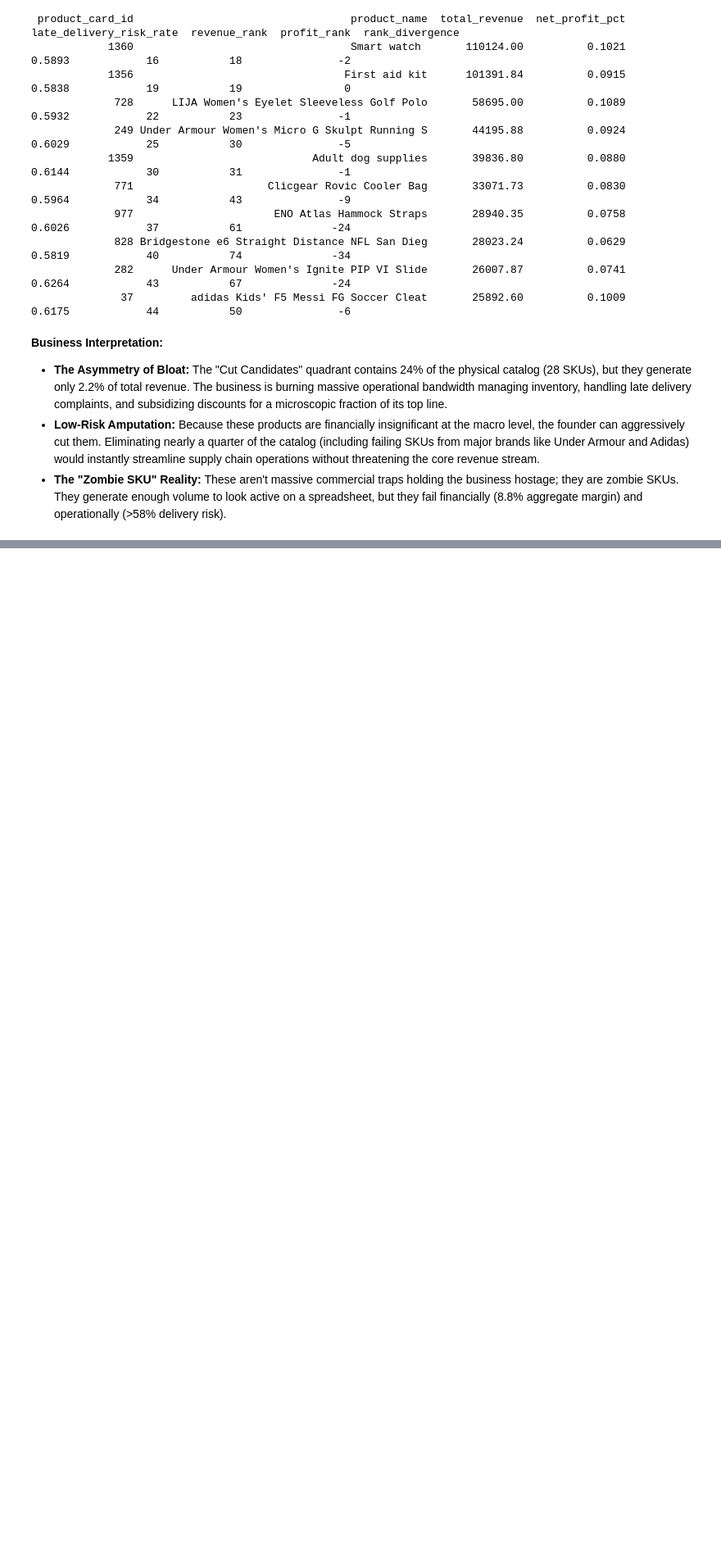
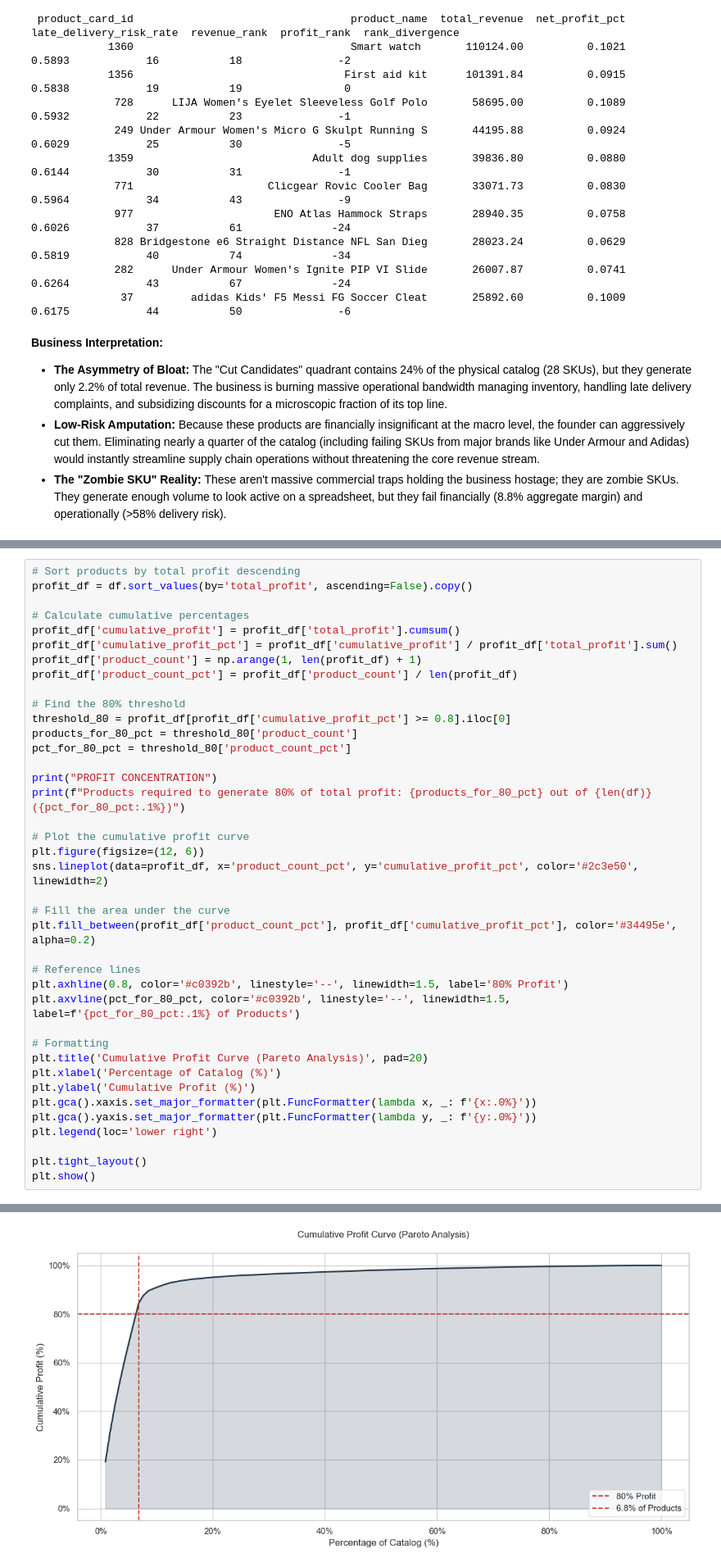
Before and after one commit to zeeshan-akram-ds/ecommerce-revenue-illusion-audit, a Jupyter notebook: notebooks/02_profitability_analysis.ipynb, the cells around one changed output, grey strips where cells are left out. Shown at 82% size. Drawn from its saved outputs; the diff is of its cells as text; blank space fills up the shorter version.

Commit message:
feat(notebook): profit concentration analysis complete - 8 SKUs drive 80% of profit, extreme Pareto confirmed
docs: F-013 added to key_findings - catalog fragility and concentration risk documented

```diff
--- a/notebooks/02_profitability_analysis.ipynb
+++ b/notebooks/02_profitability_analysis.ipynb
@@ -173,0 +177,40 @@ TOP 10 REVENUE TRAPS (Ranked by Top-Line Scale):
+# %%
+# Sort products by total profit descending
+profit_df = df.sort_values(by='total_profit', ascending=False).copy()
+
+# Calculate cumulative percentages
+profit_df['cumulative_profit'] = profit_df['total_profit'].cumsum()
+profit_df['cumulative_profit_pct'] = profit_df['cumulative_profit'] / profit_df['total_profit'].sum()
+profit_df['product_count'] = np.arange(1, len(profit_df) + 1)
+profit_df['product_count_pct'] = profit_df['product_count'] / len(profit_df)
+
+# Find the 80% threshold
+threshold_80 = profit_df[profit_df['cumulative_profit_pct'] >= 0.8].iloc[0]
+products_for_80_pct = threshold_80['product_count']
+pct_for_80_pct = threshold_80['product_count_pct']
+
+print("PROFIT CONCENTRATION")
+print(f"Products required to generate 80% of total profit: {products_for_80_pct} out of {len(df)} ({pct_for_80_pct:.1%})")
+
+# Plot the cumulative profit curve
+plt.figure(figsize=(12, 6))
+sns.lineplot(data=profit_df, x='product_count_pct', y='cumulative_profit_pct', color='#2c3e50', linewidth=2)
+
+# Fill the area under the curve
+plt.fill_between(profit_df['product_count_pct'], profit_df['cumulative_profit_pct'], color='#34495e', alpha=0.2)
+
+# Reference lines
+plt.axhline(0.8, color='#c0392b', linestyle='--', linewidth=1.5, label='80% Profit')
+plt.axvline(pct_for_80_pct, color='#c0392b', linestyle='--', linewidth=1.5, label=f'{pct_for_80_pct:.1%} of Products')
+
+# Formatting
+plt.title('Cumulative Profit Curve (Pareto Analysis)', pad=20)
+plt.xlabel('Percentage of Catalog (%)')
+plt.ylabel('Cumulative Profit (%)')
+plt.gca().xaxis.set_major_formatter(plt.FuncFormatter(lambda x, _: f'{x:.0%}'))
+plt.gca().yaxis.set_major_formatter(plt.FuncFormatter(lambda y, _: f'{y:.0%}'))
+plt.legend(loc='lower right')
+
+plt.tight_layout()
+plt.show()
+# %% [output]
@@ -173,0 +219 @@ TOP 10 REVENUE TRAPS (Ranked by Top-Line Scale):
+[figure, added]
```
Also changed, not shown: parts of 3 cells of this notebook, 1 other file.
